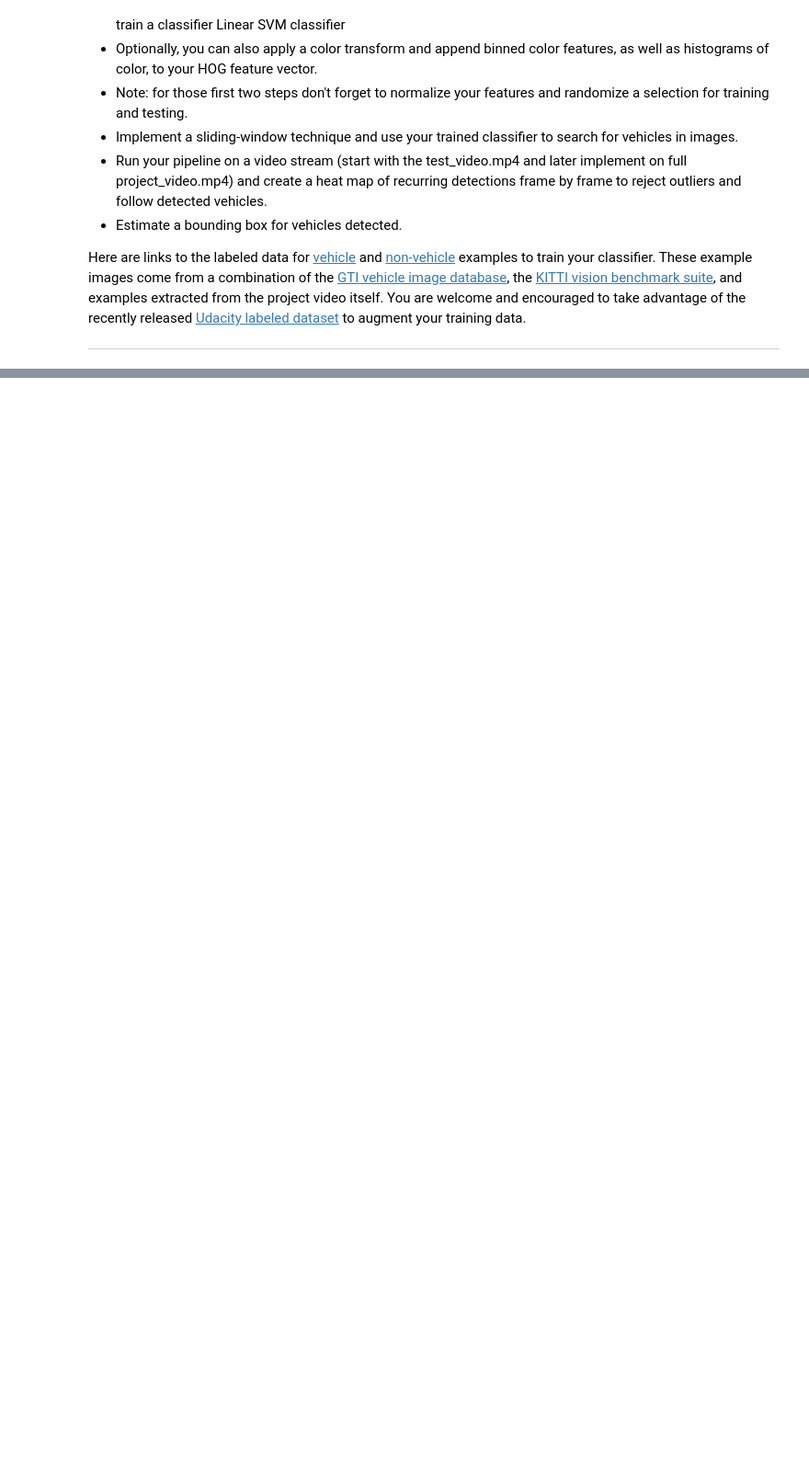
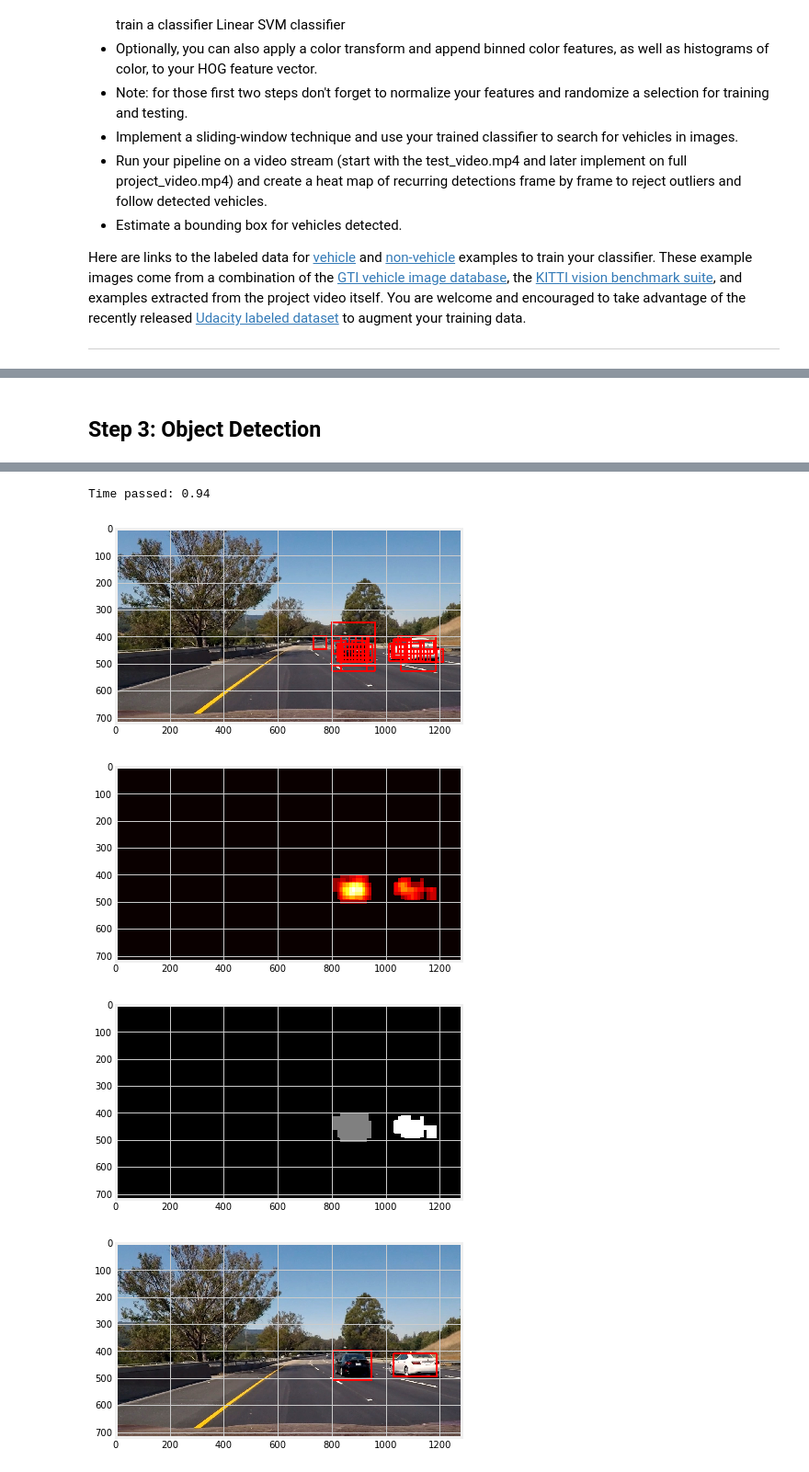
Before and after one commit to bentocin/sdcnd_vehicle_detection, a Jupyter notebook: P5_Vehicle_Detection.ipynb, the cells around one changed output, grey strips where cells are left out. Shown at 92% size. Drawn from its saved outputs; the diff is of its cells as text; code cells hidden in the pictures; blank space fills up the shorter version.

Commit message:
Finalize python notebook

```diff
--- a/P5_Vehicle_Detection.ipynb
+++ b/P5_Vehicle_Detection.ipynb
@@ -1023,0 +745,9 @@ print(jupyter_core.paths.jupyter_config_dir())
+# %%
+# Linear SVM
+linear_svm_file_name = "Lin_SVC.p"
+if not os.path.isfile(linear_svm_file_name):
+    parameters = {"C": [0.5, 1, 5, 10]}
+    linear_svm, linear_svm_params = train_classifier(X_train, y_train.ravel(), LinearSVC(), parameters)
+    save_data(linear_svm, "Lin_SVC.p")
+else:
+    linear_svm = load_data(linear_svm_file_name)
@@ -1023,0 +848,2 @@ print(jupyter_core.paths.jupyter_config_dir())
+# %% [markdown]
+## Step 3: Object Detection
@@ -1023,0 +1057,40 @@ print(jupyter_core.paths.jupyter_config_dir())
+# %%
+# Load some test images
+test_files = glob.glob("test_images/*.jpg")
+test_imgs = [cv2.cvtColor(cv2.imread(file), cv2.COLOR_BGR2RGB) for file in test_files]
+plt.imshow(test_imgs[2])
+#plt.xticks([])
+#plt.yticks([])
+plt.show()
+# %%
+# Detect object with different scales
+car_id = np.where(CLASSES=="car")[0][0]
+img = test_imgs[5]
+# Different scales with start and stop positions
+scales = [(0.75, [400,500], [600,None]), (1, [380,530], [100,1180]), (2, [400,660], [None,None]), (2.5, [350,600], [None,None])]
+windows = []
+t = time.time()
+for scale in scales:
+    window = find_cars(img, scale[1], scale[2], scale[0], linear_svm, normalizer, color_transformer, car_id,
+              hog_feature_transformer, spatial_feature_transformer, color_hist_transformer, cells_per_step=2)
+    if window:
+        windows.extend(window)
+print("Time passed: {}".format(round(time.time()-t,2)))
+plt.imshow(draw_boxes(img, windows))
+plt.show()
+# Heat map
+heat = np.zeros_like(img[:,:,0]).astype(np.float)
+heat = add_heat(heat, windows)
+heat = apply_threshold(heat,2)
+heatmap = np.clip(heat, 0, 255)
+plt.imshow(heatmap, cmap="hot")
+plt.show()
+# Find final boxes from heatmap using label function
+labels = label(heatmap)
+plt.imshow(labels[0], cmap='gray')
+plt.show()
+if not labels[1] == 0:
+    draw_img, bboxes = draw_labeled_bboxes(np.copy(img), labels)
+    plt.imshow(draw_img)
+    plt.show()
+# %% [output]
@@ -1023,0 +1099,5 @@ print(jupyter_core.paths.jupyter_config_dir())
+Time passed: 0.94
+[figure, added]
+[figure, added]
+[figure, added]
+[figure, added]
```
Also changed, not shown: parts of 48 cells of this notebook, 1 other file.
